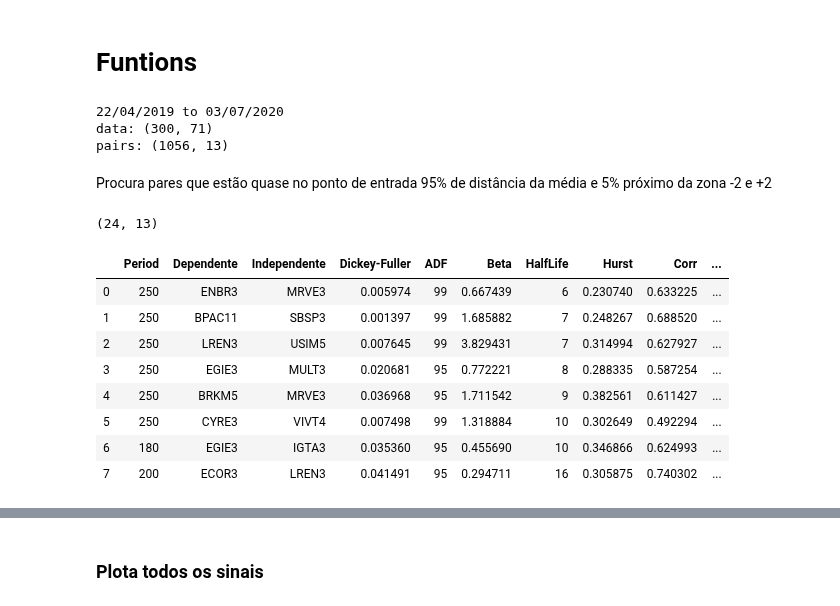
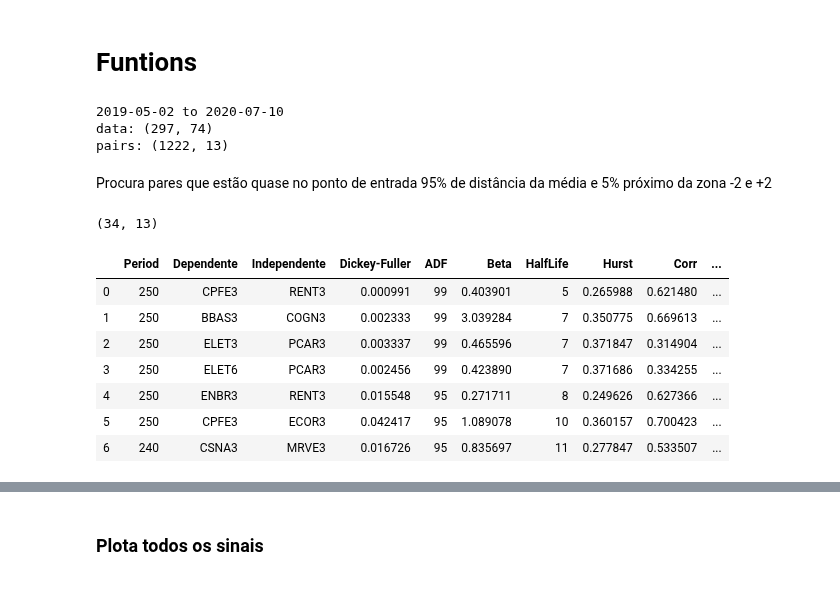
Before and after one commit to andreolvgomes/long-short-by-cointegration, a Jupyter notebook: Analysis-Pairs.ipynb, the cells around one changed output, grey strips where cells are left out. Cells and saved outputs as stored; diff of their text form; code cells hidden in the pictures.

```diff
--- a/Analysis-Pairs.ipynb
+++ b/Analysis-Pairs.ipynb
@@ -53,19 +60,19 @@ path_data_cart = 'datasets/data_cart.csv'
 # %%
-data = pd.read_csv(path_data_cart, index_col=0)
+data = pd.read_csv(path_data_yahoo, index_col=0)
 pairs = pd.read_csv('datasets/cointegrated_pairs.csv')
 
 print('{} to {}'.format(data.index[0], data.index[-1]))
 print('data: {}'.format(data.shape))
 print('pairs: {}'.format(pairs.shape))
 # %% [output]
-22/04/2019 to 03/07/2020
-data: (300, 71)
-pairs: (1056, 13)
+2019-05-02 to 2020-07-10
+data: (297, 74)
+pairs: (1222, 13)
 # %% [markdown]
 Procura pares que estão quase no ponto de entrada 95% de distância da média e 5% próximo da zona -2 e +2
 # %%
-pairs_signal = pairs.loc[(pairs['Signal'] >= 0.95)].copy()
+pairs_signal = pairs.loc[(pairs['Signal'] >= 1)].copy()
 pairs_signal.reset_index(drop=True, inplace=True)
 pairs_signal.shape
 # %% [output]
-(24, 13)
+(34, 13)
@@ -74,16 +79,15 @@ pairs_signal.shape
 # %%
-pairs_signal = pairs_signal.loc[(pairs_signal['PeriodQt'] > 2)].sort_values(by=['HalfLife'], ascending=True).copy()
+pairs_signal = pairs_signal.loc[(pairs_signal['PeriodQt'] >= 5)].sort_values(by=['HalfLife'], ascending=True).copy()
 pairs_signal.reset_index(drop=True, inplace=True)
 pairs_signal
 # %% [output]
 |  | Period | Dependente | Independente | Dickey-Fuller | ADF | Beta | HalfLife | Hurst | Corr | ... |
-| 0 | 250 | ENBR3 | MRVE3 | 0.005974 | 99 | 0.667439 | 6 | 0.230740 | 0.633225 | ... |
-| 1 | 250 | BPAC11 | SBSP3 | 0.001397 | 99 | 1.685882 | 7 | 0.248267 | 0.688520 | ... |
-| 2 | 250 | LREN3 | USIM5 | 0.007645 | 99 | 3.829431 | 7 | 0.314994 | 0.627927 | ... |
-| 3 | 250 | EGIE3 | MULT3 | 0.020681 | 95 | 0.772221 | 8 | 0.288335 | 0.587254 | ... |
-| 4 | 250 | BRKM5 | MRVE3 | 0.036968 | 95 | 1.711542 | 9 | 0.382561 | 0.611427 | ... |
-| 5 | 250 | CYRE3 | VIVT4 | 0.007498 | 99 | 1.318884 | 10 | 0.302649 | 0.492294 | ... |
-| 6 | 180 | EGIE3 | IGTA3 | 0.035360 | 95 | 0.455690 | 10 | 0.346866 | 0.624993 | ... |
-| 7 | 200 | ECOR3 | LREN3 | 0.041491 | 95 | 0.294711 | 16 | 0.305875 | 0.740302 | ... |
+| 0 | 250 | CPFE3 | RENT3 | 0.000991 | 99 | 0.403901 | 5 | 0.265988 | 0.621480 | ... |
+| 1 | 250 | BBAS3 | COGN3 | 0.002333 | 99 | 3.039284 | 7 | 0.350775 | 0.669613 | ... |
+| 2 | 250 | ELET3 | PCAR3 | 0.003337 | 99 | 0.465596 | 7 | 0.371847 | 0.314904 | ... |
+| 3 | 250 | ELET6 | PCAR3 | 0.002456 | 99 | 0.423890 | 7 | 0.371686 | 0.334255 | ... |
+| 4 | 250 | ENBR3 | RENT3 | 0.015548 | 95 | 0.271711 | 8 | 0.249626 | 0.627366 | ... |
+| 5 | 250 | CPFE3 | ECOR3 | 0.042417 | 95 | 1.089078 | 10 | 0.360157 | 0.700423 | ... |
+| 6 | 240 | CSNA3 | MRVE3 | 0.016726 | 95 | 0.835697 | 11 | 0.277847 | 0.533507 | ... |
 # %%
 #pairs_signal.to_csv('datasets/sinais/sinais_29062020.csv', index=False)
```
Also changed, not shown: parts of 9 cells of this notebook, 14 other files.
